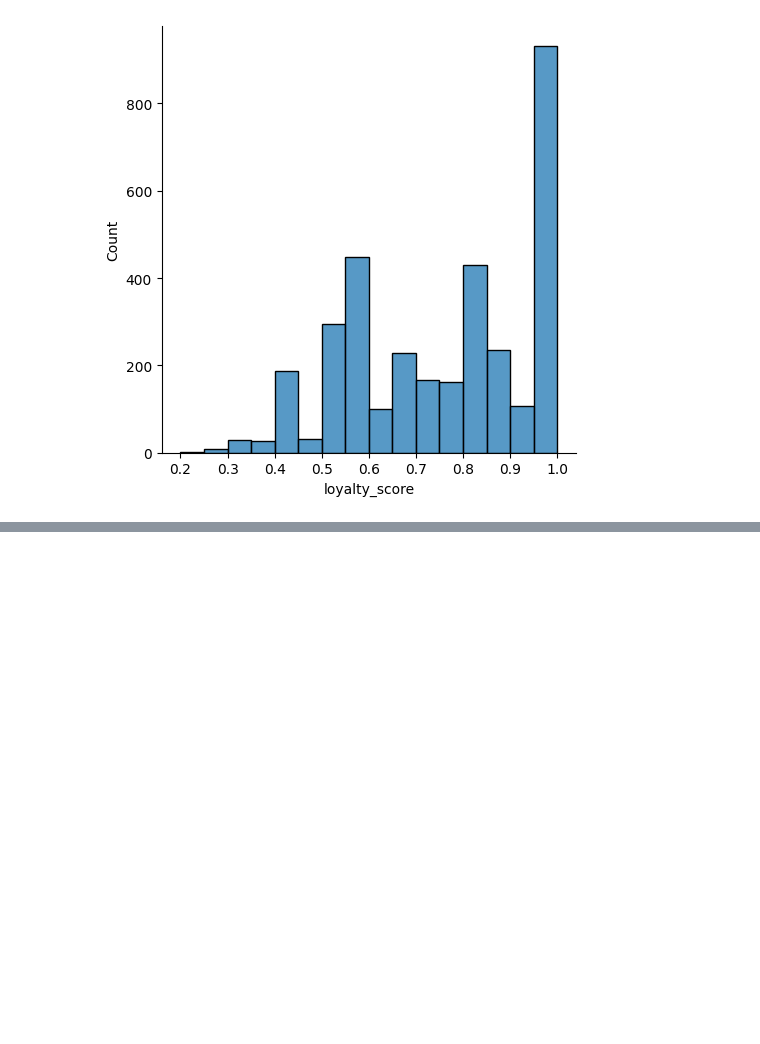
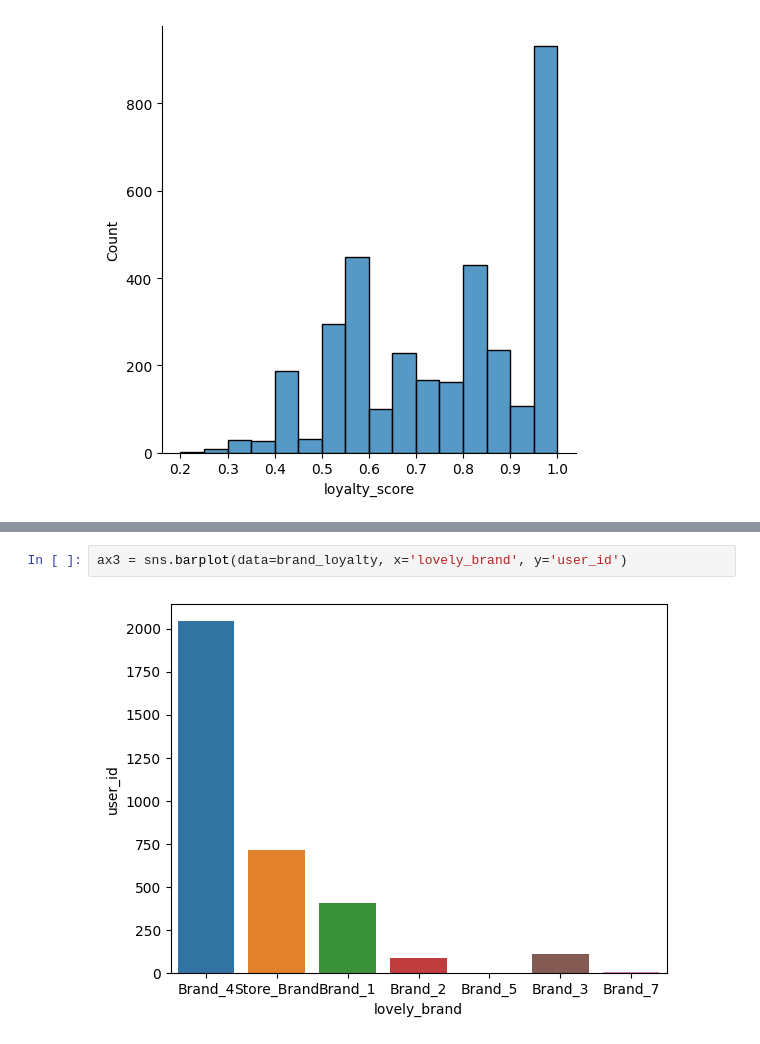
Before and after one commit to Zetis659/NEW_mlcourse.ai, a Jupyter notebook: Demo_Data_Analyst/3.Data_visualization/Data_visualization1.ipynb, the cells around one changed output, grey strips where cells are left out. Drawn from its saved outputs; the diff is of its cells as text; blank space fills up the shorter version.

```diff
--- a/Demo_Data_Analyst/3.Data_visualization/Data_visualization1.ipynb
+++ b/Demo_Data_Analyst/3.Data_visualization/Data_visualization1.ipynb
@@ -286,0 +313,4 @@ ax = sns.displot(loyalty_df.loyalty_score);
+# %%
+ax3 = sns.barplot(data=brand_loyalty, x='lovely_brand', y='user_id')
+# %% [output]
+[figure, added]
```
Also changed, not shown: parts of 8 cells of this notebook, 1 other file.
